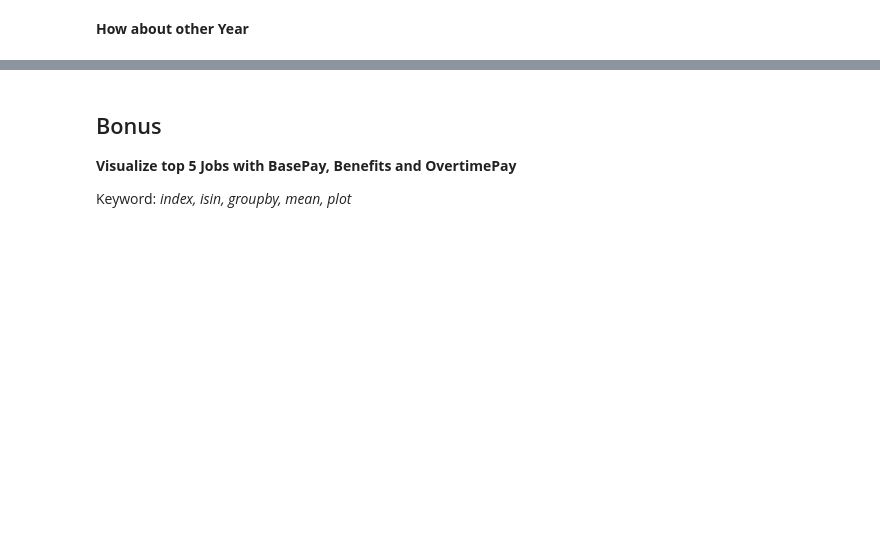
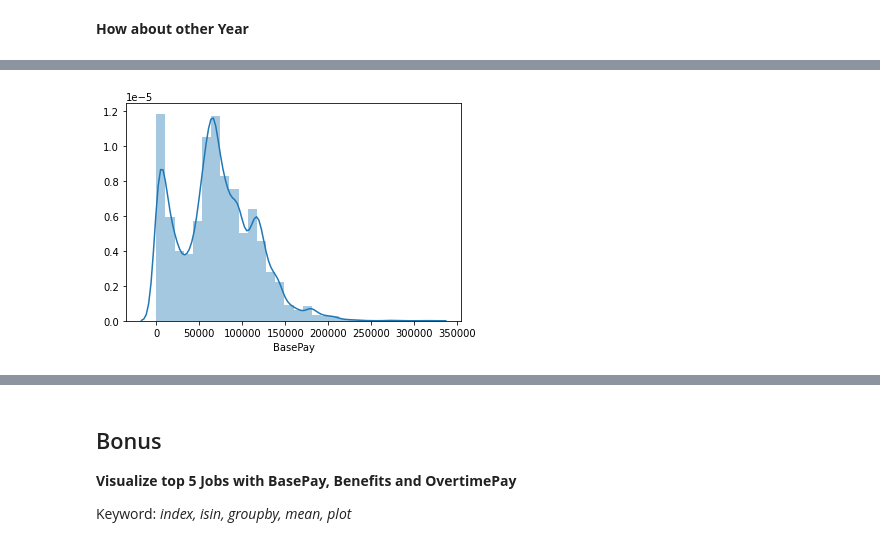
Before and after one commit to ducviet00/Data-Science-DevC-2020, a Jupyter notebook: Assignment_2.ipynb, the cells around one changed output, grey strips where cells are left out. Cells and saved outputs as stored; diff of their text form; code cells hidden in the pictures; blank space fills up the shorter version.

```diff
--- a/Assignment_2.ipynb
+++ b/Assignment_2.ipynb
@@ -127,4 +266,7 @@ sns.distplot(sal[sal["Year"] == 2011]["BasePay"], bins = 30);
 # %%
 # Your Code Here for 2013
+sns.distplot(sal[sal["Year"] == 2013]["BasePay"], bins = 30);
+# %% [output]
+[figure, added]
 # %%
 # Your Code Here for 2014
```
Also changed, not shown: parts of 34 cells of this notebook.
